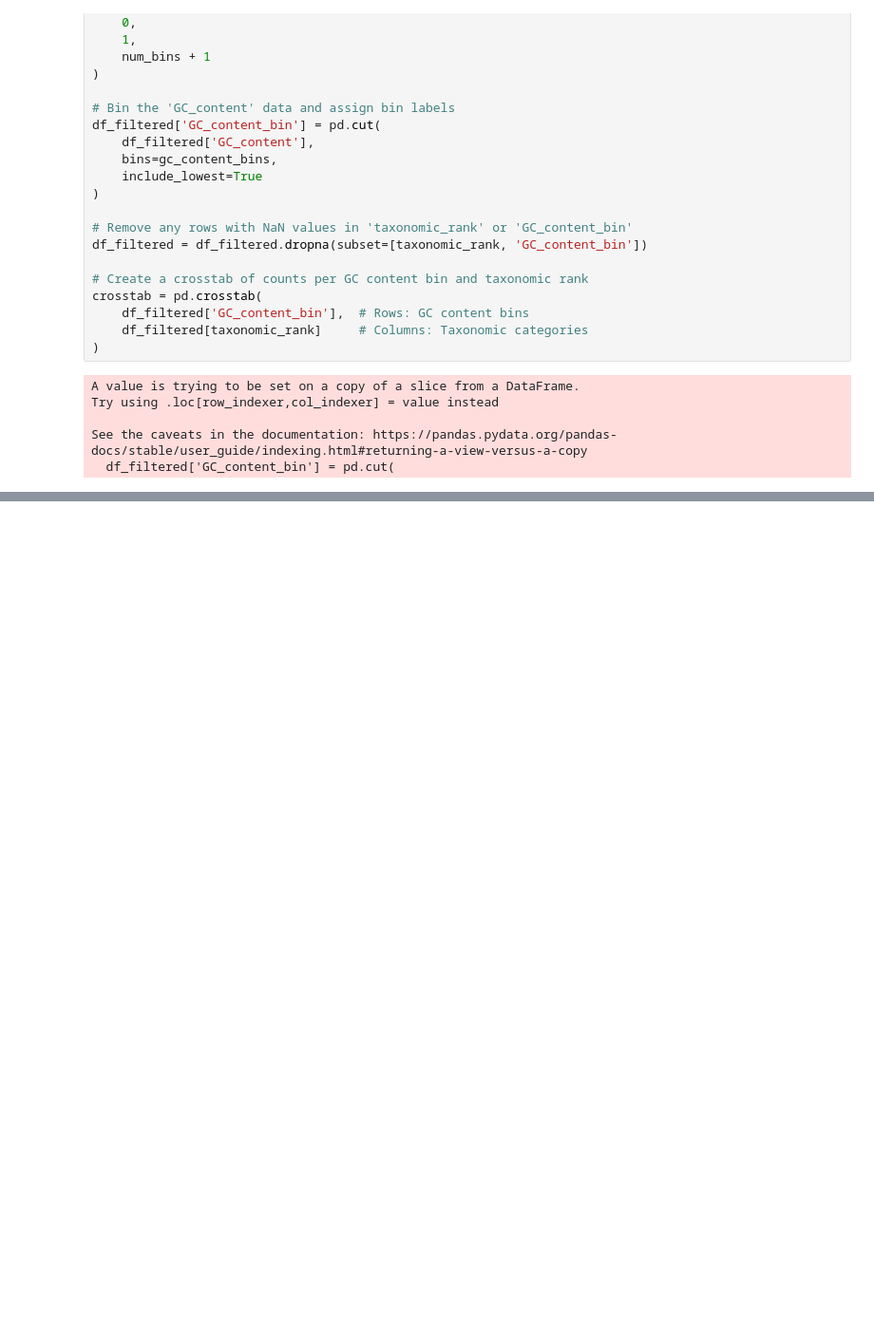
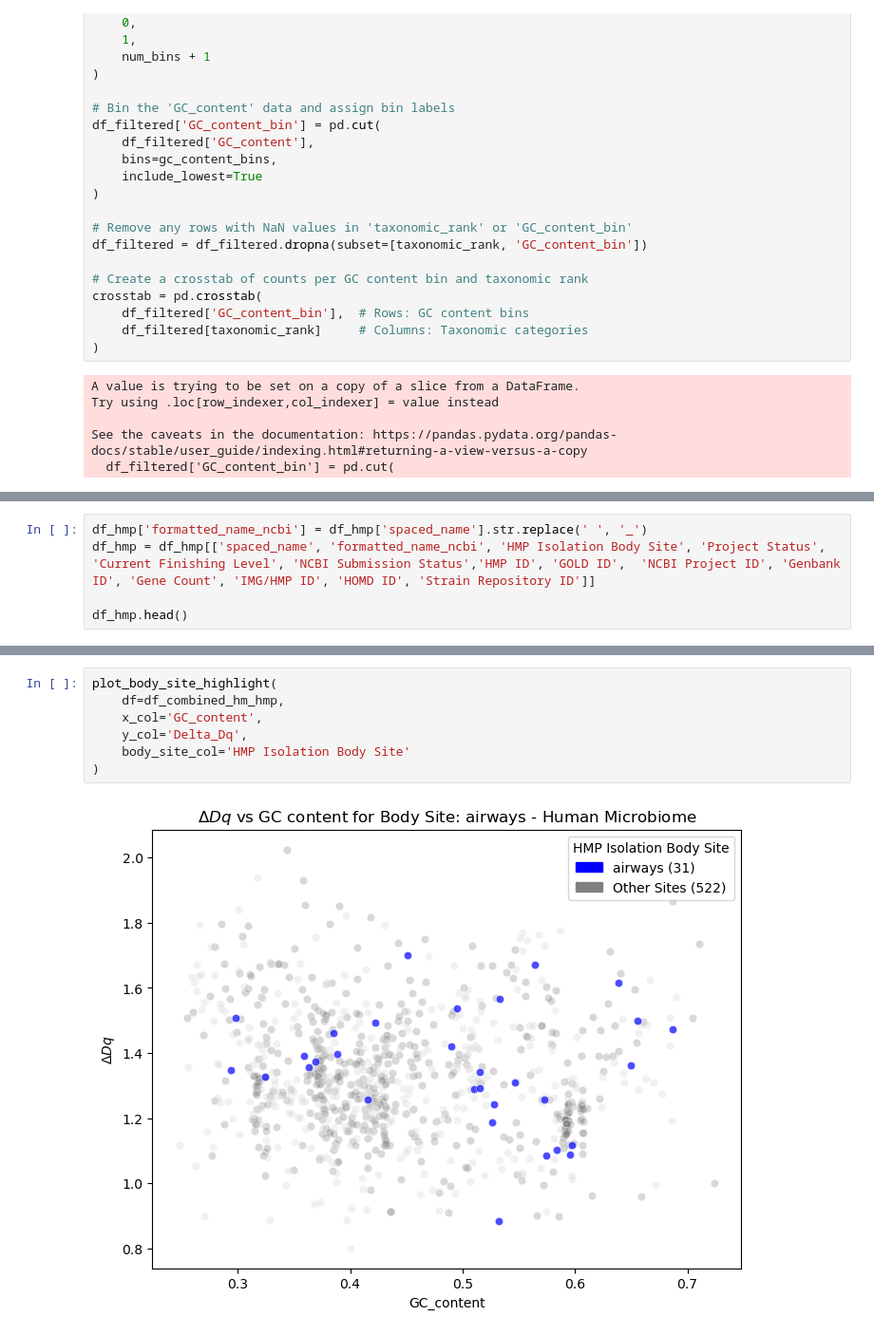
Before and after one commit to DiegoFLM/Analysis-of-microbial-genomes--MFA-GC-content-lifestyle-and-human-microbiome, a Jupyter notebook: notebooks_and_info/data_analysis/results_analysis/results_viz_taxonomy_hm.ipynb, the cells around one changed output, grey strips where cells are left out. Shown at 95% size. Cells and saved outputs as stored; diff of their text form; blank space fills up the shorter version.

```diff
--- a/notebooks_and_info/data_analysis/results_analysis/results_viz_taxonomy_hm.ipynb
+++ b/notebooks_and_info/data_analysis/results_analysis/results_viz_taxonomy_hm.ipynb
@@ -423,0 +455,5 @@ plt.show()
+# %%
+df_hmp['formatted_name_ncbi'] = df_hmp['spaced_name'].str.replace(' ', '_')
+df_hmp = df_hmp[['spaced_name', 'formatted_name_ncbi', 'HMP Isolation Body Site', 'Project Status', 'Current Finishing Level', 'NCBI Submission Status','HMP ID', 'GOLD ID',  'NCBI Project ID', 'Genbank ID', 'Gene Count', 'IMG/HMP ID', 'HOMD ID', 'Strain Repository ID']]
+
+df_hmp.head()
@@ -423,0 +694,9 @@ plt.show()
+# %%
+plot_body_site_highlight(
+    df=df_combined_hm_hmp,
+    x_col='GC_content',
+    y_col='Delta_Dq',
+    body_site_col='HMP Isolation Body Site'
+)
+# %% [output]
+[figure, added]
```
Also changed, not shown: parts of 26 cells of this notebook.
